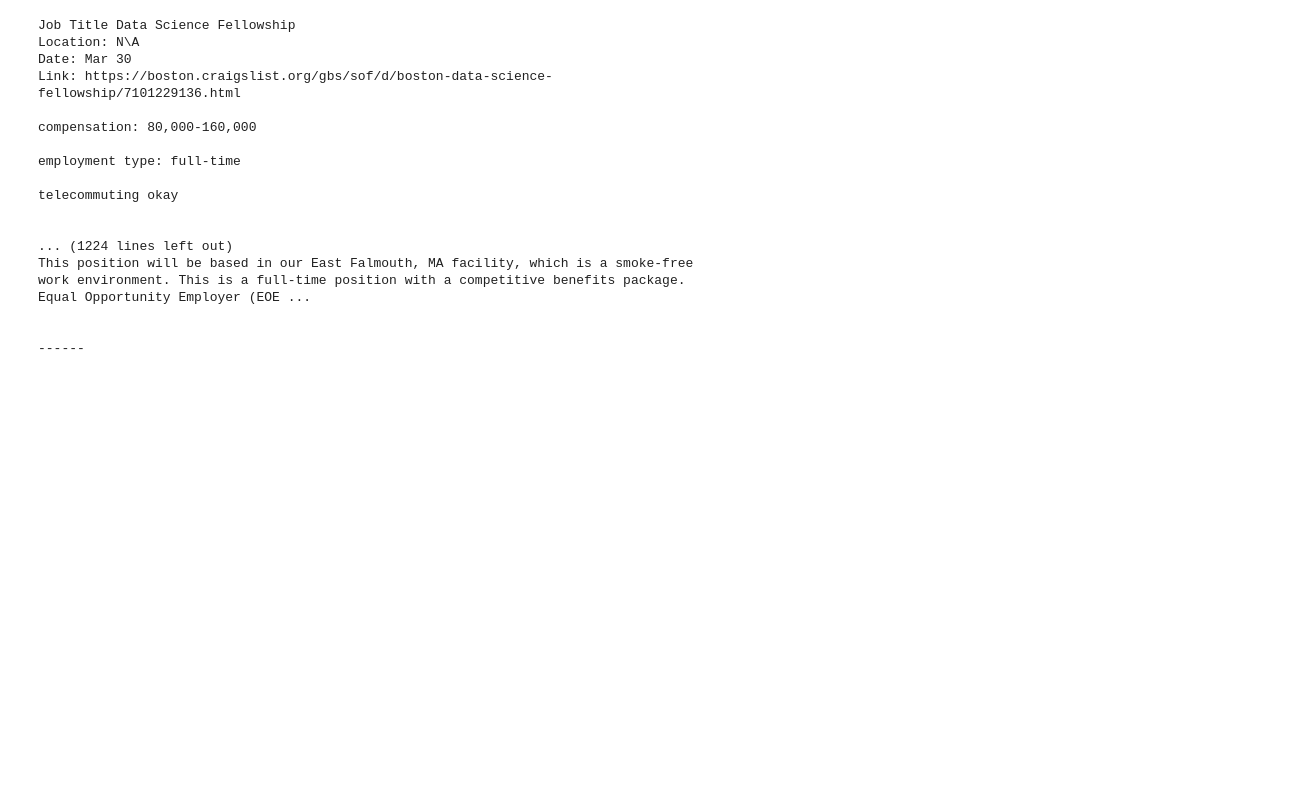
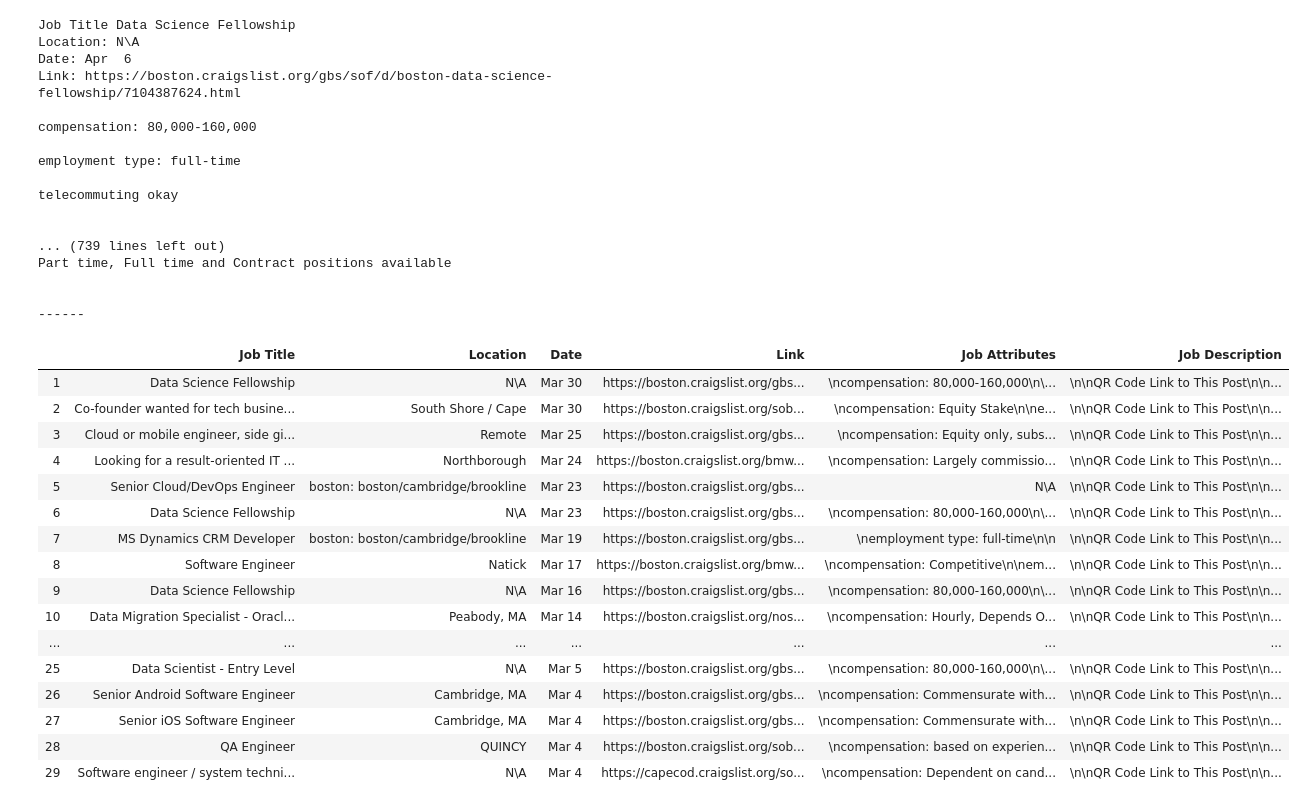
Before and after one commit to ShanilAnis/Craiglist-Scraping, a Jupyter notebook: Craiglist_scrapper.ipynb, the cells around one changed output. Saved outputs shown, nothing was run; the diff lists cells and outputs as text; code cells hidden in the pictures; blank space fills up the shorter version.

```diff
--- a/Craiglist_scrapper.ipynb
+++ b/Craiglist_scrapper.ipynb
@@ -5,5 +6,7 @@ import requests
 # %%
 url = "https://boston.craigslist.org/search/sof"
+npo_jobs = {}
+job_np = 0
 
 while True:
     response =requests.get(url)
@@ -24,19 +27,21 @@ while True:
         job_attributes_tag = job_soup.find('p',{'class':'attrgroup'})
         job_attributes =job_attributes_tag.text if job_attributes_tag else "N\A"
 
+        job_np +=1
+        npo_jobs[job_np] = [title, location, date, link, job_attributes, job_description]
         print('Job Title', title , "\nLocation:", location, "\nDate:", date, "\nLink:", link,'\n' ,job_attributes ,"\nJob Description",job_description,"\n------")
 
     url_tag = soup.find('a',{'title':'next page'})
     if url_tag.get('href'):
-        url= 'hhtps://boston.craigslist.org' + url_tag.het('href')
+        url= 'https://boston.craigslist.org' + url_tag.get('href')
         print(url)
     else:
         break
 # %% [output]
 Job Title Data Science Fellowship
 Location: N\A
-Date: Mar 30
-Link: https://boston.craigslist.org/gbs/sof/d/boston-data-science-fellowship/7101229136.html
+Date: Apr  6
+Link: https://boston.craigslist.org/gbs/sof/d/boston-data-science-fellowship/7104387624.html
 
 compensation: 80,000-160,000
 
@@ -45,8 +50,30 @@ employment type: full-time
 telecommuting okay
 
 
-... (1224 lines left out)
-This position will be based in our East Falmouth, MA facility, which is a smoke-free work environment. This is a full-time position with a competitive benefits package. Equal Opportunity Employer (EOE ...
+... (739 lines left out)
+Part time, Full time and Contract positions available
 
 
 ------
+# %%
+Data = pd.DataFrame.from_dict(npo_jobs, orient= 'index', columns = ['Job Title', 'Location', 'Date', 'Link', 'Job Attributes', 'Job Description'])
+# %%
+Data
+# %% [output]
+|  | Job Title | Location | Date | Link | Job Attributes | Job Description |
+| 1 | Data Science Fellowship | N\A | Mar 30 | https://boston.craigslist.org/gbs... | \ncompensation: 80,000-160,000\n\... | \n\nQR Code Link to This Post\n\n... |
+| 2 | Co-founder wanted for tech busine... | South Shore / Cape | Mar 30 | https://boston.craigslist.org/sob... | \ncompensation: Equity Stake\n\ne... | \n\nQR Code Link to This Post\n\n... |
+| 3 | Cloud or mobile engineer, side gi... | Remote | Mar 25 | https://boston.craigslist.org/gbs... | \ncompensation: Equity only, subs... | \n\nQR Code Link to This Post\n\n... |
+| 4 | Looking for a result-oriented IT ... | Northborough | Mar 24 | https://boston.craigslist.org/bmw... | \ncompensation: Largely commissio... | \n\nQR Code Link to This Post\n\n... |
+| 5 | Senior Cloud/DevOps Engineer | boston: boston/cambridge/brookline | Mar 23 | https://boston.craigslist.org/gbs... | N\A | \n\nQR Code Link to This Post\n\n... |
+| 6 | Data Science Fellowship | N\A | Mar 23 | https://boston.craigslist.org/gbs... | \ncompensation: 80,000-160,000\n\... | \n\nQR Code Link to This Post\n\n... |
+| 7 | MS Dynamics CRM Developer | boston: boston/cambridge/brookline | Mar 19 | https://boston.craigslist.org/gbs... | \nemployment type: full-time\n\n | \n\nQR Code Link to This Post\n\n... |
+| 8 | Software Engineer | Natick | Mar 17 | https://boston.craigslist.org/bmw... | \ncompensation: Competitive\n\nem... | \n\nQR Code Link to This Post\n\n... |
+| 9 | Data Science Fellowship | N\A | Mar 16 | https://boston.craigslist.org/gbs... | \ncompensation: 80,000-160,000\n\... | \n\nQR Code Link to This Post\n\n... |
+| 10 | Data Migration Specialist - Oracl... | Peabody, MA | Mar 14 | https://boston.craigslist.org/nos... | \ncompensation: Hourly, Depends O... | \n\nQR Code Link to This Post\n\n... |
+| ... | ... | ... | ... | ... | ... | ... |
+| 25 | Data Scientist - Entry Level | N\A | Mar 5 | https://boston.craigslist.org/gbs... | \ncompensation: 80,000-160,000\n\... | \n\nQR Code Link to This Post\n\n... |
+| 26 | Senior Android Software Engineer | Cambridge, MA | Mar 4 | https://boston.craigslist.org/gbs... | \ncompensation: Commensurate with... | \n\nQR Code Link to This Post\n\n... |
+| 27 | Senior iOS Software Engineer | Cambridge, MA | Mar 4 | https://boston.craigslist.org/gbs... | \ncompensation: Commensurate with... | \n\nQR Code Link to This Post\n\n... |
+| 28 | QA Engineer | QUINCY | Mar 4 | https://boston.craigslist.org/sob... | \ncompensation: based on experien... | \n\nQR Code Link to This Post\n\n... |
+| 29 | Software engineer / system techni... | N\A | Mar 4 | https://capecod.craigslist.org/so... | \ncompensation: Dependent on cand... | \n\nQR Code Link to This Post\n\n... |
```
Also changed, not shown: parts of 4 cells of this notebook, 3 other files.
